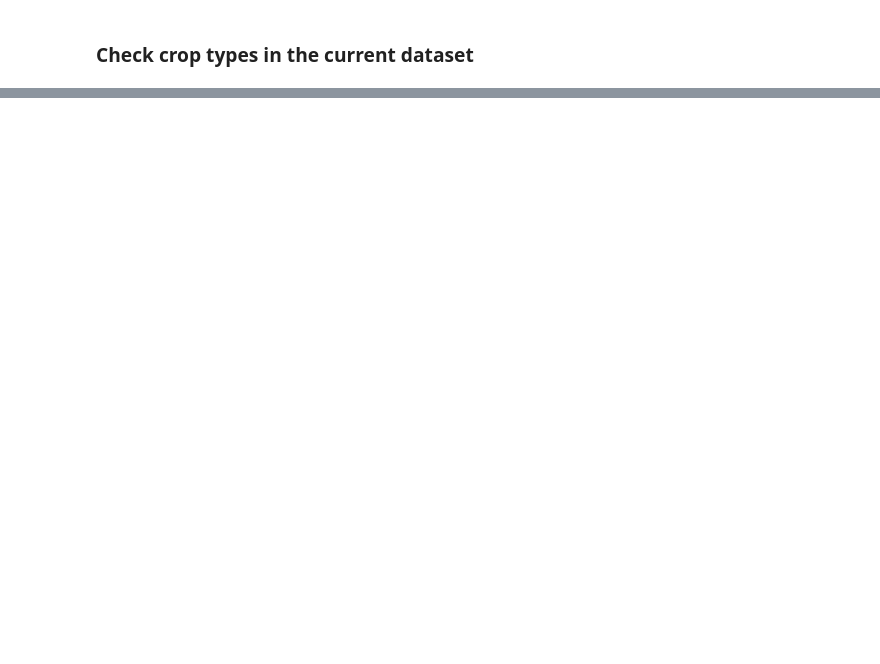
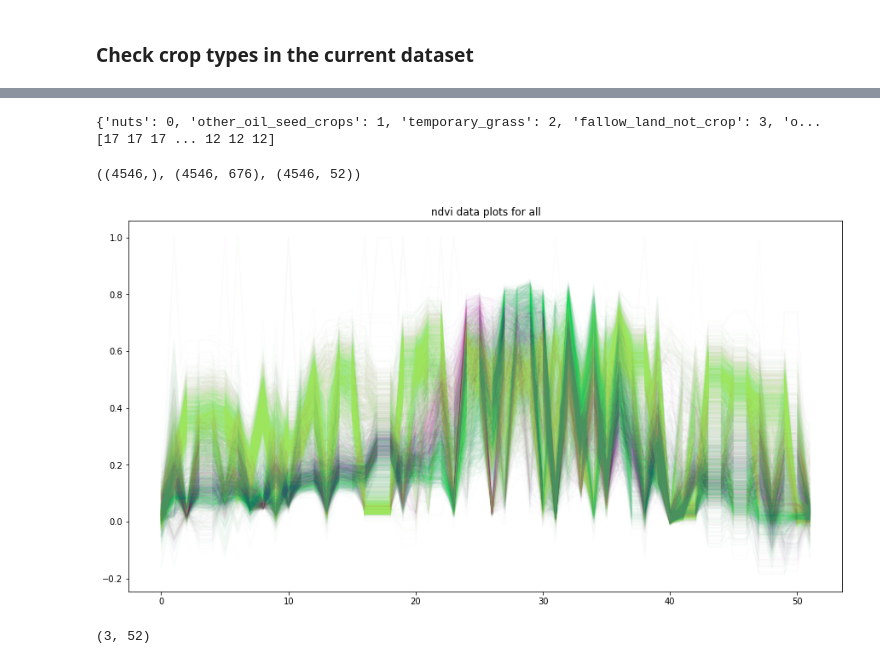
Before and after one commit to PUTvision/crop_classification_eurocrops, a Jupyter notebook: notebooks/load_all_data.ipynb, the cells around one changed output, grey strips where cells are left out. Drawn from its saved outputs; the diff is of its cells as text; code cells hidden in the pictures; blank space fills up the shorter version.

```diff
--- a/notebooks/load_all_data.ipynb
+++ b/notebooks/load_all_data.ipynb
@@ -284,6 +330,10 @@ d[0]
 class CropNdviData:
     mean: np.ndarray
     std: np.ndarray
+
+
+def calc_ndvi(B4, B8):
+    return (B8 - B4) / (B8 + B4)
 
 
 def get_ndvi_data(data_crop) -> CropNdviData:
@@ -296,7 +346,7 @@ def get_ndvi_data(data_crop) -> CropNdviData:
     B4 = data_crop[:, :, 4-1]
     B8 = data_crop[:, :, 8-1]
 
-    data_crop_ndvi = (B8 - B4) / (B8 + B4)
+    data_crop_ndvi = calc_ndvi(B4, B8)
     data_crop_mean_ndvi = np.mean(data_crop_ndvi, axis=0)
     data_crop_std_ndvi = np.std(data_crop_ndvi, axis=0)
 
@@ -337,0 +439,11 @@ plt.legend(selected_crop_names)
+# %%
+all_crop_types = set(df_labels_all.iloc[:, 1].to_numpy())
+all_crop_types_map = {name: i for i, name in enumerate(all_crop_types)}
+print(str(all_crop_types_map)[:90] + '...')
+
+data_flatten_labels_list = [all_crop_types_map[name] for name in df_labels_all.iloc[:, 1].to_numpy()]
+data_flatten_labels = np.array(data_flatten_labels_list)
+print(data_flatten_labels)
+# %% [output]
+{'nuts': 0, 'other_oil_seed_crops': 1, 'temporary_grass': 2, 'fallow_land_not_crop': 3, 'o...
+[17 17 17 ... 12 12 12]
@@ -337,0 +496,36 @@ plt.legend(selected_crop_names)
+# %%
+indexes_to_use = []
+for i in range(len(df_labels_all)):
+    label = data_flatten_labels[i]
+    if label not in crops_to_use:
+        continue  # skip this data, not interested
+    indexes_to_use.append(i)
+# indexes_to_use = np.array(indexes_to_use)
+
+selected_data_flatten_labels = np.take(data_flatten_labels, indexes_to_use)
+selected_data_flatten = data_flatten[indexes_to_use, :]
+selected_data_ndvi_flatten = data_ndvi_flatten[indexes_to_use, :]
+# %%
+selected_data_flatten_labels.shape, selected_data_flatten.shape, selected_data_ndvi_flatten.shape
+# %% [output]
+((4546,), (4546, 676), (4546, 52))
+# %%
+x = selected_data_ndvi_flatten[:10000, :]
+colors = [
+    (random.uniform(0, 1), random.uniform(0, 1), random.uniform(0, 1), 0.01)
+    for _ in range(max(selected_data_flatten_labels) + 1)]
+
+
+plt.rcParams['figure.figsize'] = [15, 8]
+plt.title('ndvi data plots for all')
+for i, row in enumerate(x):
+    label = selected_data_flatten_labels[i]
+    if label > 55:
+        continue
+    plt.plot(row, color=colors[label])
+# %% [output]
+[figure, added]
+# %%
+data_ndvi_flatten[[1,2,3,], :].shape
+# %% [output]
+(3, 52)
```
Also changed, not shown: parts of 37 cells of this notebook.
